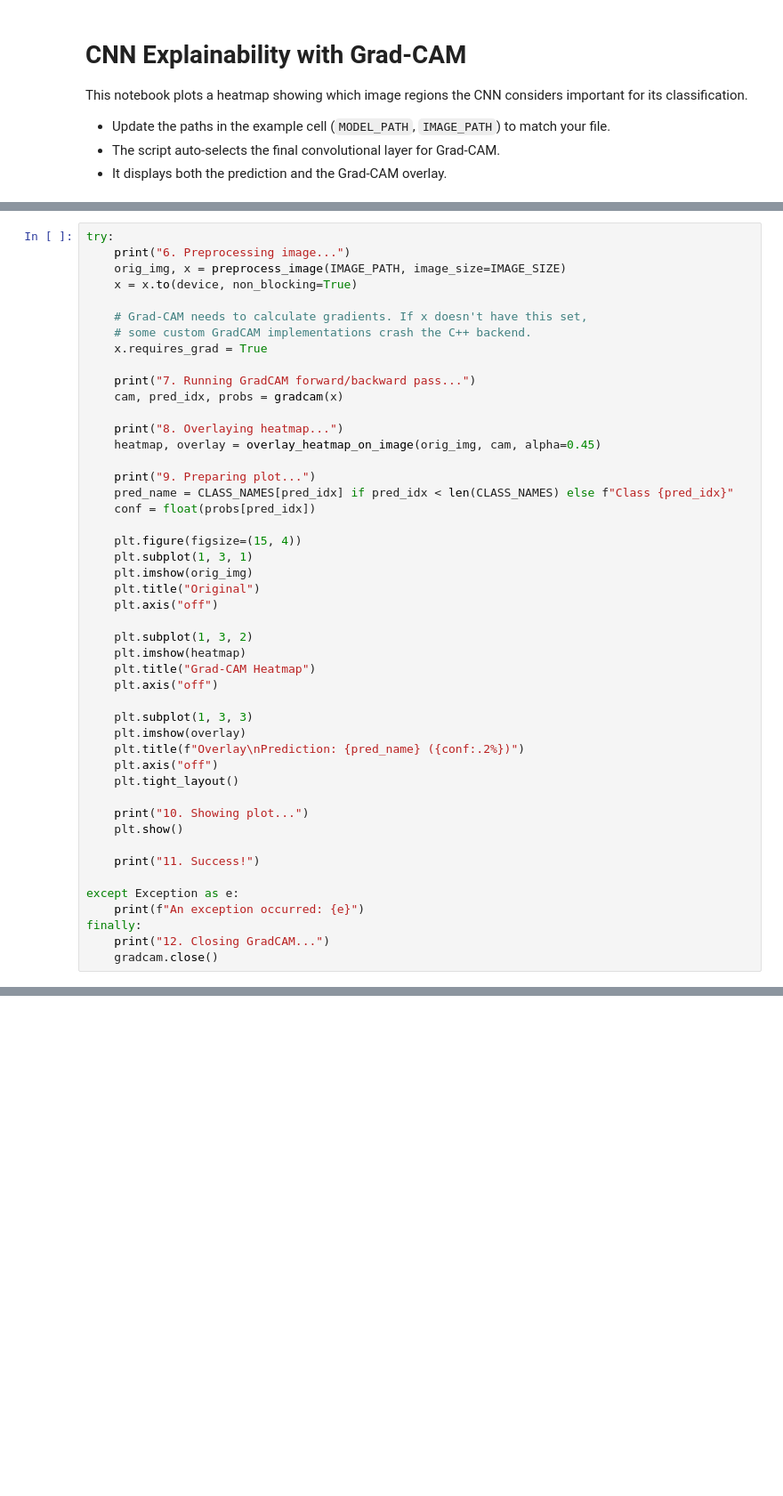
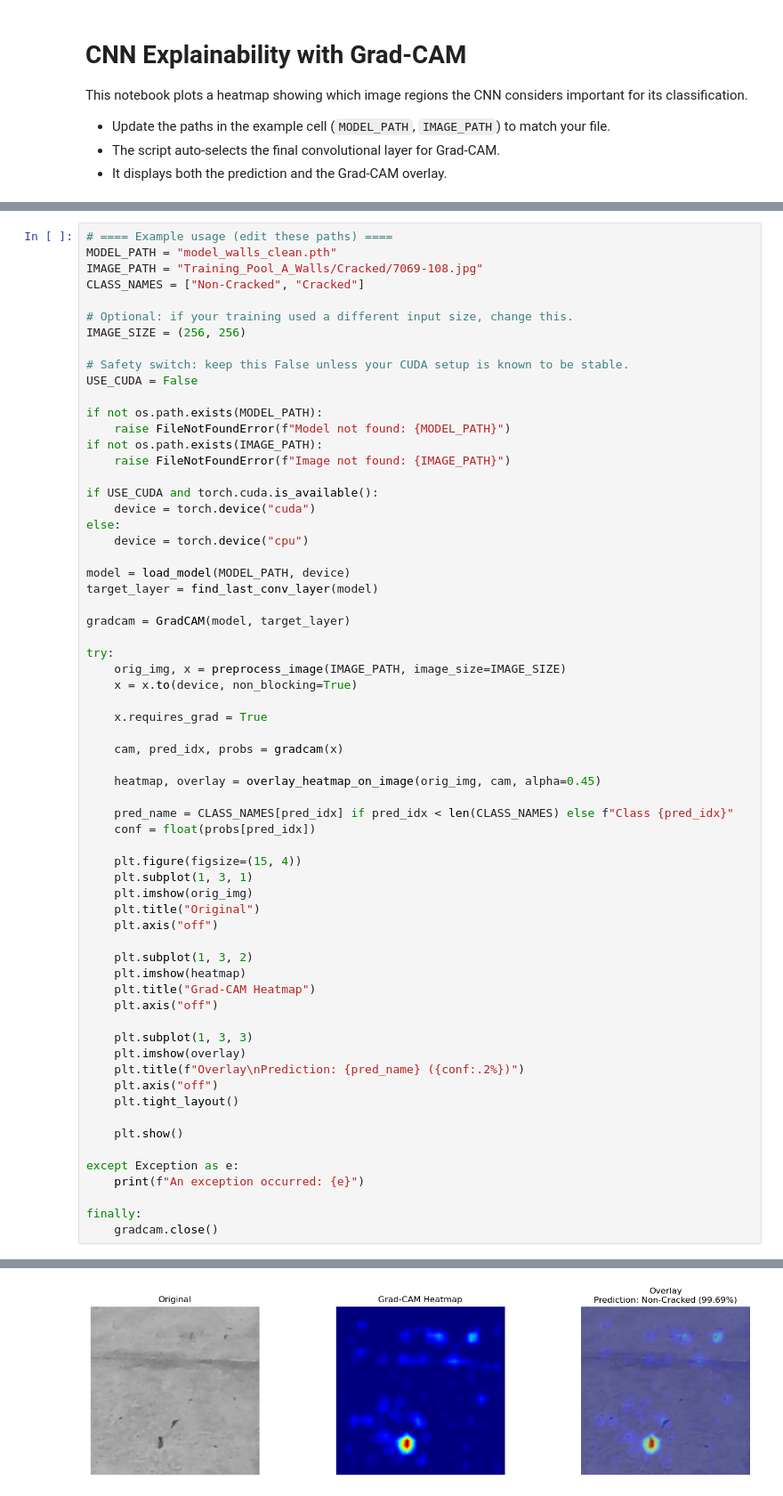
Before and after one commit to PengYongxi-machine-learning/Crack-Identification---Group-A, a Jupyter notebook: John - Phase 5 - Explainability.ipynb, the cells around one changed output, grey strips where cells are left out. Shown at 89% size. Cells and saved outputs as stored; diff of their text form; blank space fills up the shorter version.

```diff
--- a/John - Phase 5 - Explainability.ipynb
+++ b/John - Phase 5 - Explainability.ipynb
@@ -208,20 +180,40 @@ gradcam = GradCAM(model, target_layer)
 # %%
+# ==== Example usage (edit these paths) ====
+MODEL_PATH = "model_walls_clean.pth"
+IMAGE_PATH = "Training_Pool_A_Walls/Cracked/7069-108.jpg"
+CLASS_NAMES = ["Non-Cracked", "Cracked"]
+
+# Optional: if your training used a different input size, change this.
+IMAGE_SIZE = (256, 256)
+
+# Safety switch: keep this False unless your CUDA setup is known to be stable.
+USE_CUDA = False
+
+if not os.path.exists(MODEL_PATH):
+    raise FileNotFoundError(f"Model not found: {MODEL_PATH}")
+if not os.path.exists(IMAGE_PATH):
+    raise FileNotFoundError(f"Image not found: {IMAGE_PATH}")
+
+if USE_CUDA and torch.cuda.is_available():
+    device = torch.device("cuda")
+else:
+    device = torch.device("cpu")
+
+model = load_model(MODEL_PATH, device)
+target_layer = find_last_conv_layer(model)
+
+gradcam = GradCAM(model, target_layer)
+
 try:
-    print("6. Preprocessing image...")
     orig_img, x = preprocess_image(IMAGE_PATH, image_size=IMAGE_SIZE)
     x = x.to(device, non_blocking=True)
 
-    # Grad-CAM needs to calculate gradients. If x doesn't have this set,
-    # some custom GradCAM implementations crash the C++ backend.
     x.requires_grad = True
 
-    print("7. Running GradCAM forward/backward pass...")
     cam, pred_idx, probs = gradcam(x)
 
-    print("8. Overlaying heatmap...")
     heatmap, overlay = overlay_heatmap_on_image(orig_img, cam, alpha=0.45)
 
-    print("9. Preparing plot...")
     pred_name = CLASS_NAMES[pred_idx] if pred_idx < len(CLASS_NAMES) else f"Class {pred_idx}"
     conf = float(probs[pred_idx])
 
@@ -242,14 +234,11 @@ try:
     plt.axis("off")
     plt.tight_layout()
 
-    print("10. Showing plot...")
     plt.show()
-
-    print("11. Success!")
 
 except Exception as e:
     print(f"An exception occurred: {e}")
+
 finally:
-    print("12. Closing GradCAM...")
     gradcam.close()
 # %% [output]
@@ -256,0 +245 @@ Error:
+[figure, added]
```
Also changed, not shown: parts of 4 cells of this notebook.
